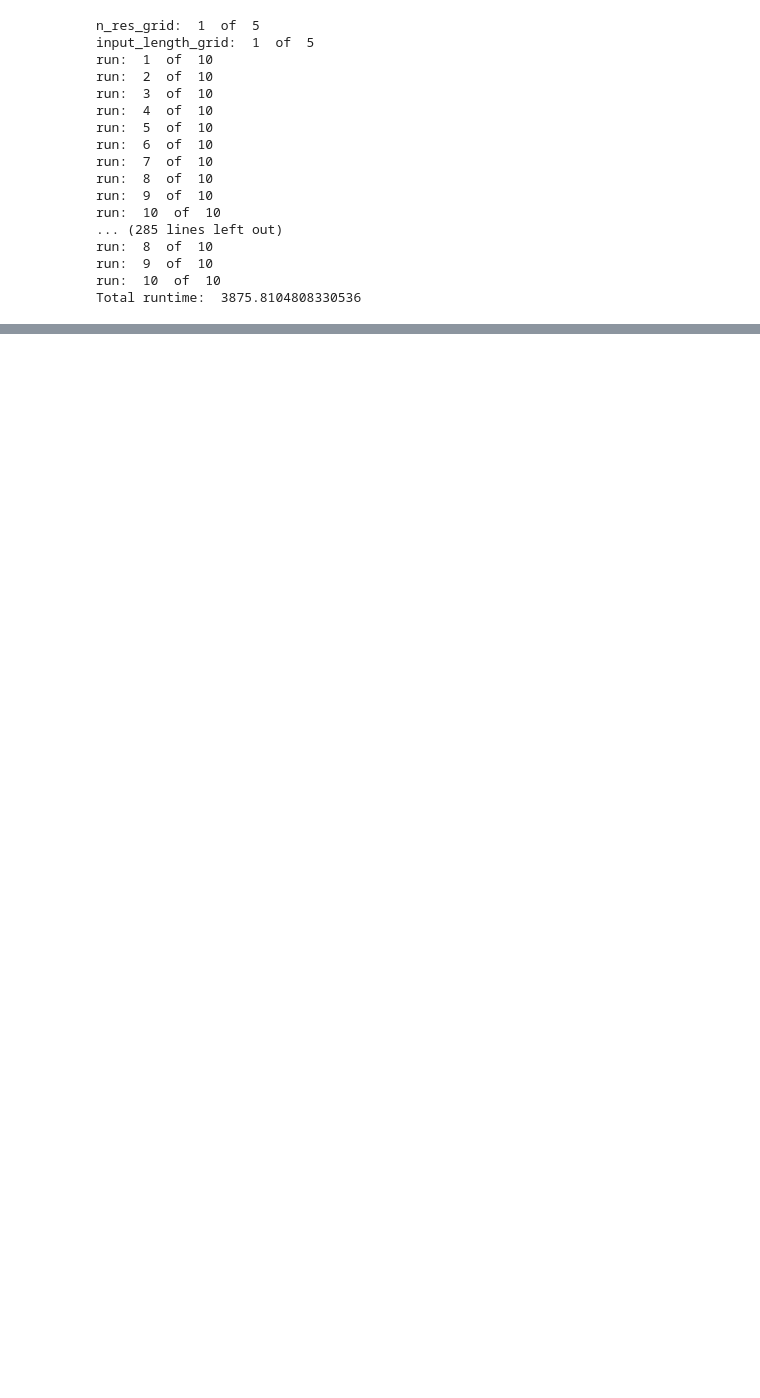
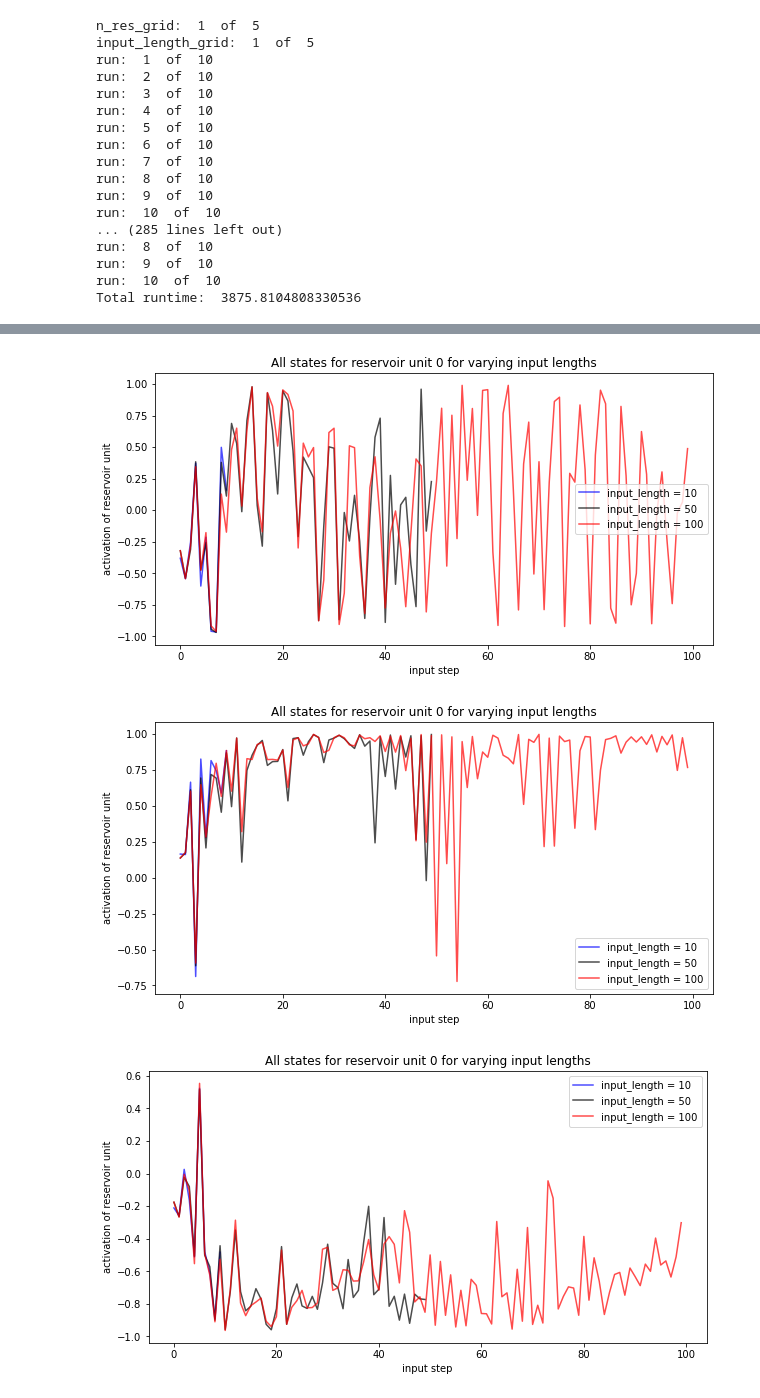
Before and after one commit to MarcoLandtHayen/EchoStateNetworks, a Jupyter notebook: notebooks/ESN_exp01.ipynb, the cells around one changed output, grey strips where cells are left out. Cells and saved outputs as stored; diff of their text form; code cells hidden in the pictures; blank space fills up the shorter version.

```diff
--- a/notebooks/ESN_exp01.ipynb
+++ b/notebooks/ESN_exp01.ipynb
@@ -30,3 +33,8 @@ data_abs = np.array(data_abs).astype('float64')
+# %%
+### define logistic function as alternative for tanh in reservoir transition.
+
+def sigmoid(x):
+  return 1 / (1 + math.exp(-x))
 # %%
 ### Define function to split data:
 
@@ -270,8 +278,14 @@ def predESN(W_in, W_res, W_out, val_input, val_target, activation='tanh', scaled
                     X[:,i:i+1] = np.tanh(W_in * val_input[i,j])
                 elif j > 0:
                     X[:,i:i+1] = np.tanh(W_in * val_input[i,j] + np.reshape(np.matmul(W_res, X[:,i:i+1]),(n_res,1)))
-            #not yet implemented: 'sigmoid' activation
-            #elif activation=='sigmoid':
+
+            # If desired activation function is 'sigmoid':
+            elif activation=='sigmoid':
+                # first input timestep needs special treatment, since reservoir state is not yet initialized
+                if j == 0:
+                    X[:,i:i+1] = sigmoid(W_in * val_input[i,j])
+                elif j > 0:
+                    X[:,i:i+1] = sigmoid(W_in * val_input[i,j] + np.reshape(np.matmul(W_res, X[:,i:i+1]),(n_res,1)))
 
     # Get predicted output from trained W_out and final reservoir states for all validation inputs.
     # Note: val_pred comes with shape (1, num samples), need to get rid of first dimension.
@@ -368,7 +441,7 @@ def rel_to_abs(true_values, pred_values, target_length=1, abs_base=1.0, verbose=
 train_input, val_input, train_target, val_target, train_min, train_max = split_data(data_abs,
                                                                                     input_length = 100,
                                                                                     target_length = 1,
-                                                                                    time_lag=10,
+                                                                                    time_lag=0,
                                                                                     train_val_split=0.8,
                                                                                     binary_YN=False,
                                                                                     scaled_YN=False,
@@ -659,0 +847,40 @@ plt.show()
+# %%
+# Analyse convergence/divergence:
+# Plot reservoir states for three different reservoir units, for last input sample with varying input length.
+
+# reservoir unit 0
+plt.figure(figsize=(10,5))
+plt.plot(range(input_length_grid[0]),states_0[0],'b',label="input_length = 10", alpha=0.7)
+plt.plot(range(input_length_grid[1]),states_1[0],'k',label="input_length = 50", alpha=0.7)
+plt.plot(range(input_length_grid[2]),states_2[0],'r',label="input_length = 100", alpha=0.7)
+plt.title('All states for reservoir unit 0 for varying input lengths')
+plt.xlabel('input step')
+plt.ylabel('activation of reservoir unit')
+plt.legend()
+plt.show()
+
+# reservoir unit 1
+plt.figure(figsize=(10,5))
+plt.plot(range(input_length_grid[0]),states_0[1],'b',label="input_length = 10", alpha=0.7)
+plt.plot(range(input_length_grid[1]),states_1[1],'k',label="input_length = 50", alpha=0.7)
+plt.plot(range(input_length_grid[2]),states_2[1],'r',label="input_length = 100", alpha=0.7)
+plt.title('All states for reservoir unit 0 for varying input lengths')
+plt.xlabel('input step')
+plt.ylabel('activation of reservoir unit')
+plt.legend()
+plt.show()
+
+# reservoir unit 2
+plt.figure(figsize=(10,5))
+plt.plot(range(input_length_grid[0]),states_0[2],'b',label="input_length = 10", alpha=0.7)
+plt.plot(range(input_length_grid[1]),states_1[2],'k',label="input_length = 50", alpha=0.7)
+plt.plot(range(input_length_grid[2]),states_2[2],'r',label="input_length = 100", alpha=0.7)
+plt.title('All states for reservoir unit 0 for varying input lengths')
+plt.xlabel('input step')
+plt.ylabel('activation of reservoir unit')
+plt.legend()
+plt.show()
+# %% [output]
+[figure, added]
+[figure, added]
+[figure, added]
```
Also changed, not shown: parts of 24 cells of this notebook, 2 other files.
